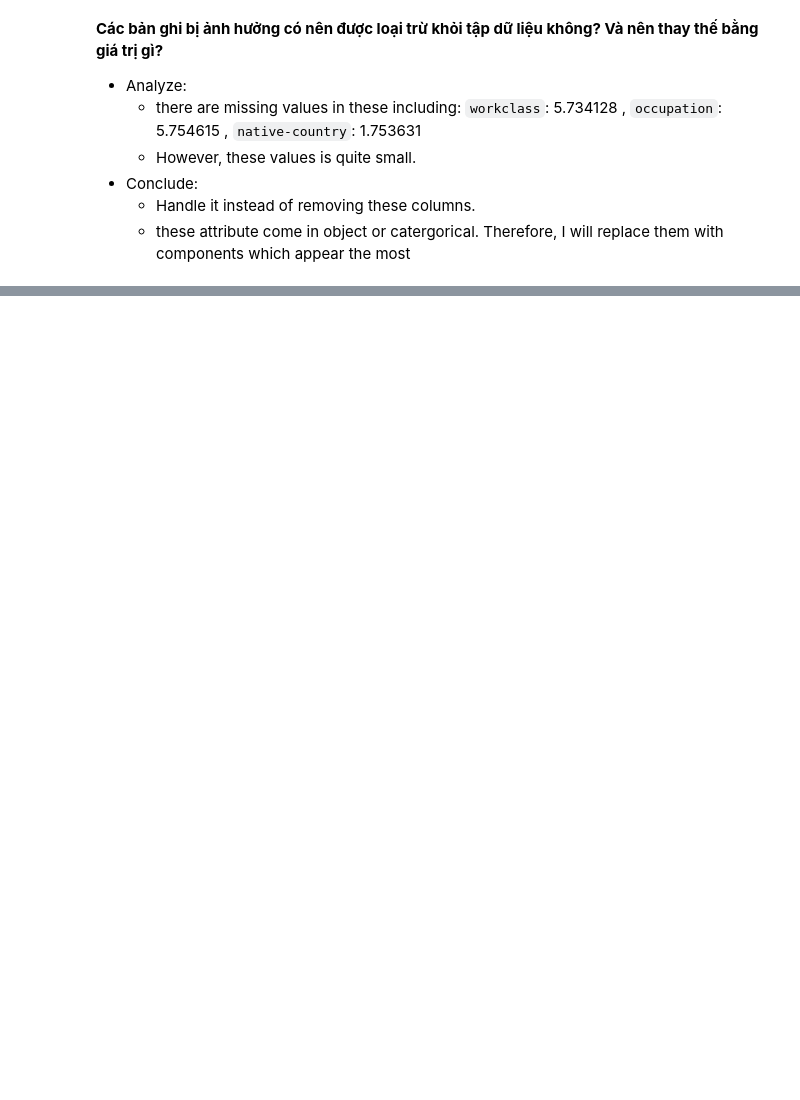
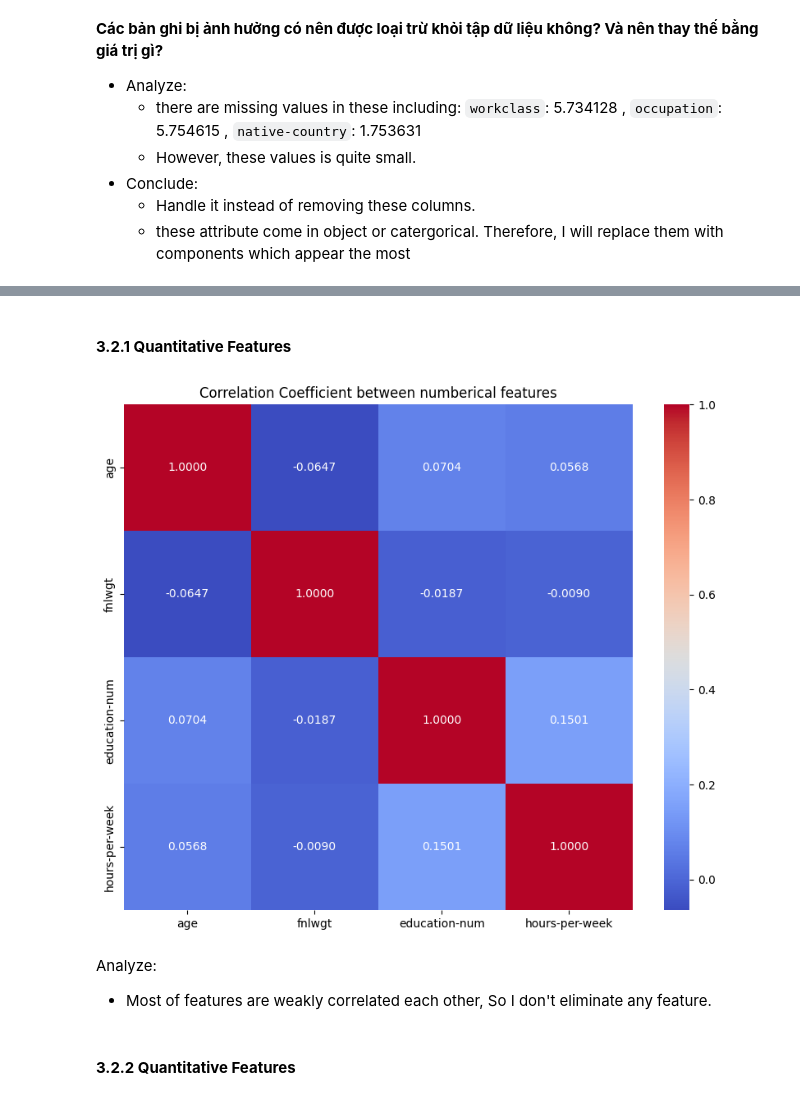
Before and after one commit to baduyne/Income, a Jupyter notebook: preprocessing.ipynb, the cells around one changed output, grey strips where cells are left out. Saved outputs shown, nothing was run; the diff lists cells and outputs as text; code cells hidden in the pictures; blank space fills up the shorter version.

```diff
--- a/preprocessing.ipynb
+++ b/preprocessing.ipynb
@@ -226,0 +341,22 @@ object_dis(raw_data)
+# %%
+def remove_outliers_iqr(data, cols):
+    # create a replication of dataset
+    data_cleaned = data.copy()
+
+    for col in cols:
+        # compute Q1 and Q3 for each columns
+        Q1 = data_cleaned[col].quantile(0.25)
+        Q3 = data_cleaned[col].quantile(0.75)
+        IQR = Q3 - Q1
+
+        # compute outlier threshold
+        lower_bound = Q1 - 1.5 * IQR
+        upper_bound = Q3 + 1.5 * IQR
+
+        # eliminate values which get out of threshold
+        data_cleaned = data_cleaned[(data_cleaned[col] >= lower_bound) & (data_cleaned[col] <= upper_bound)]
+
+    return data_cleaned
+
+num_columns = raw_data.select_dtypes(include = ["int","float"]).columns
+raw_data = remove_outliers_iqr(raw_data,num_columns)
@@ -226,0 +379,4 @@ object_dis(raw_data)
+# %%
+nol_feature = ["fnlwgt"]
+normal = RobustScaler()
+raw_data[nol_feature] = normal.fit_transform(raw_data[nol_feature])
@@ -226,0 +401,22 @@ object_dis(raw_data)
+# %% [markdown]
+#### **3.2.1 Quantitative Features**
+# %%
+num_cols = raw_data.select_dtypes(include = ["int","float"])
+
+cor = num_cols.corr() # compute corr matrix
+
+plt.figure(figsize=(10, 8))
+
+# draw the heatmap with purpose to show Corr matrix.
+sns.heatmap(cor, annot=True, cmap='coolwarm', fmt=".4f", cbar=True)
+# set title name
+plt.title("Correlation Coefficient between numberical features")
+# show plot
+plt.show()
+# %% [output]
+[figure, added]
+# %% [markdown]
+Analyze:
+- Most of features are weakly correlated each other, So I don't eliminate any feature.
+# %% [markdown]
+#### **3.2.2 Quantitative Features**
```
Also changed, not shown: parts of 37 cells of this notebook.
